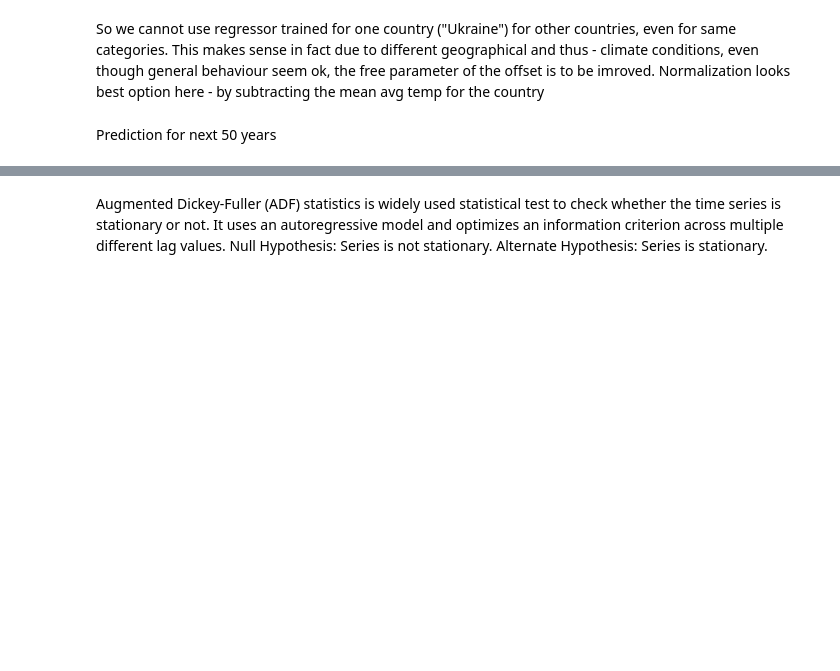
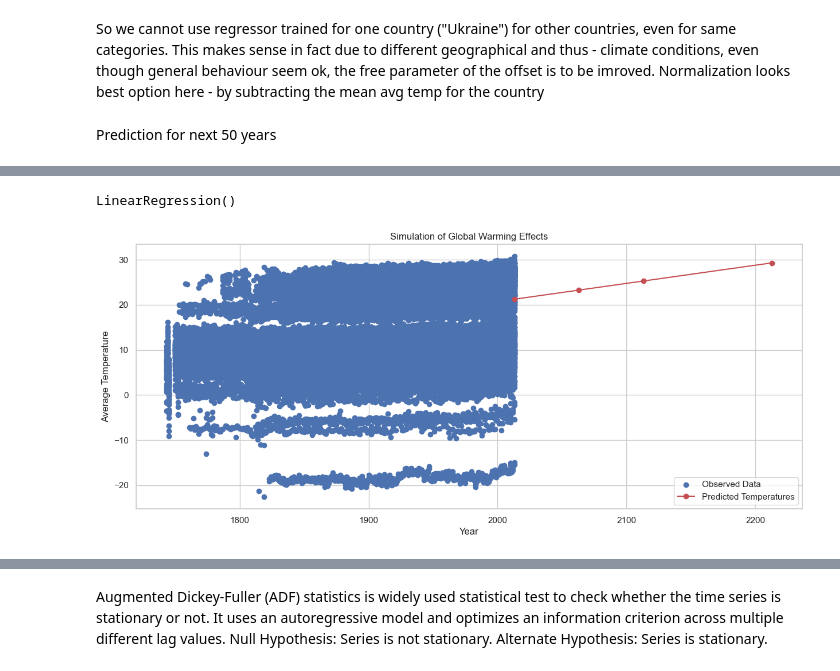
Before and after one commit to IllyaUA/FinalProject, a Jupyter notebook: code/IGClimaChange_FiPro.ipynb, the cells around one changed output, grey strips where cells are left out. Drawn from its saved outputs; the diff is of its cells as text; code cells hidden in the pictures; blank space fills up the shorter version.

```diff
--- a/code/IGClimaChange_FiPro.ipynb
+++ b/code/IGClimaChange_FiPro.ipynb
@@ -638,0 +667,5 @@ Polynomial of 2nd order
+# %%
+model = LinearRegression()
+model.fit(X_train, y_train)
+# %% [output]
+LinearRegression()
@@ -638,0 +674,13 @@ Polynomial of 2nd order
+# %%
+#plot it
+plt.figure(figsize=(15, 6))
+plt.scatter(result['year'], result['annual_average_temperature'], label='Observed Data')
+plt.plot(future_years['year'], predicted_temperatures, 'ro-', label='Predicted Temperatures')
+plt.xlabel('Year')
+plt.ylabel('Average Temperature')
+plt.title('Simulation of Global Warming Effects')
+plt.legend()
+plt.grid(True)
+plt.show()
+# %% [output]
+[figure, added]
```
Also changed, not shown: parts of 41 cells of this notebook.
